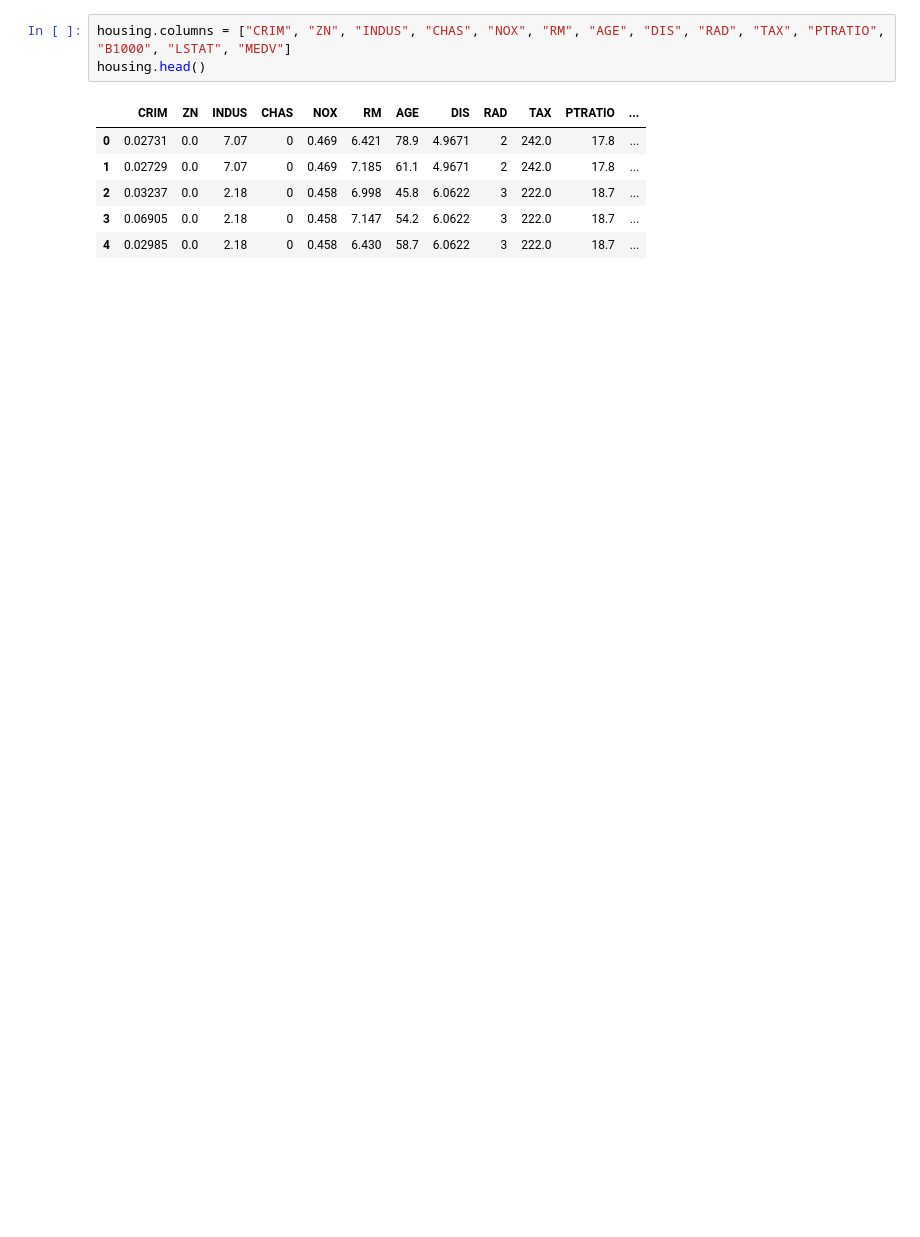
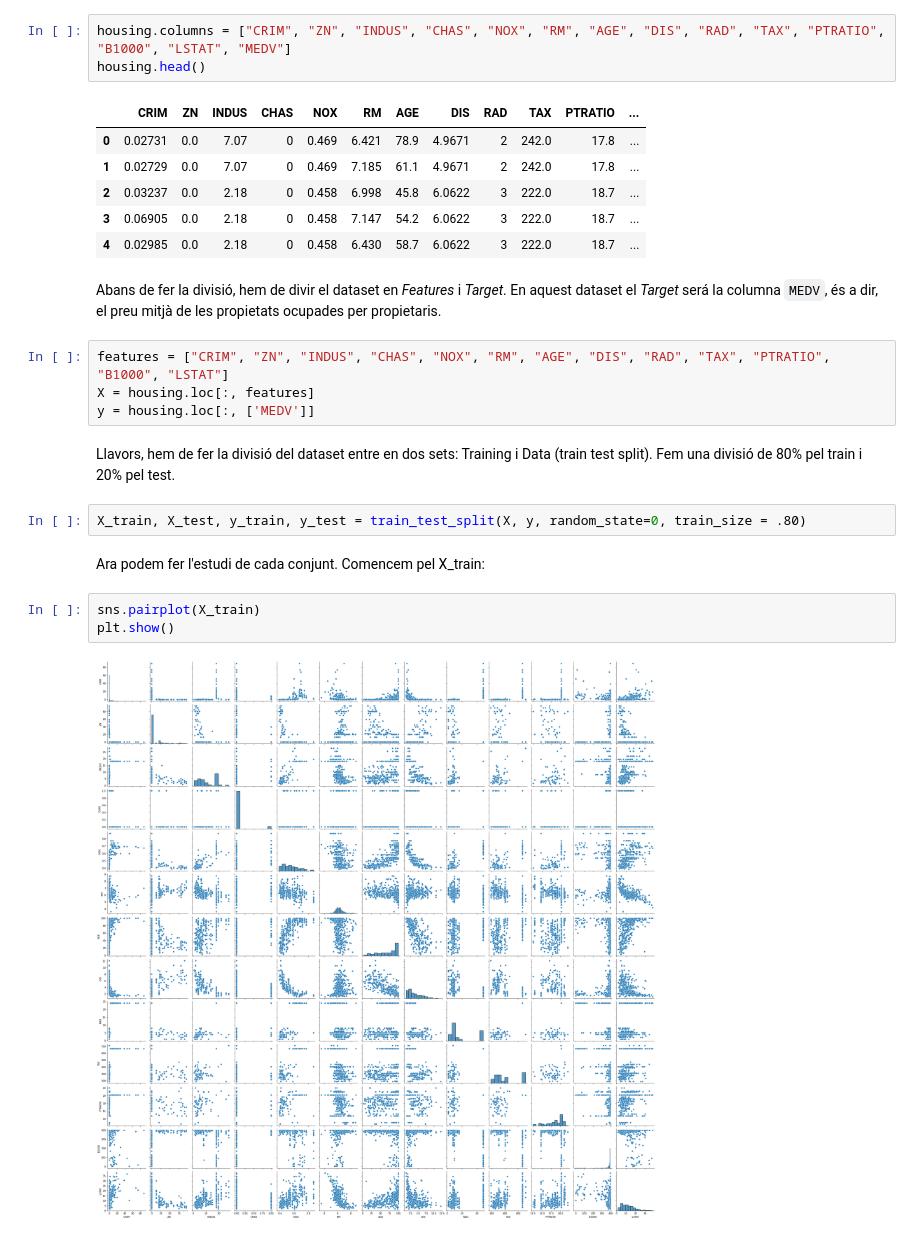
Before and after one commit to davifebdn/SkLearn_Train_Test, a Jupyter notebook: Tasca_M5_T02.ipynb, the cells around one changed output. Cells and saved outputs as stored; diff of their text form; blank space fills up the shorter version.

```diff
--- a/Tasca_M5_T02.ipynb
+++ b/Tasca_M5_T02.ipynb
@@ -82,3 +83,20 @@ housing.head()
 | 2 | 0.03237 | 0.0 | 2.18 | 0 | 0.458 | 6.998 | 45.8 | 6.0622 | 3 | 222.0 | 18.7 | ... |
 | 3 | 0.06905 | 0.0 | 2.18 | 0 | 0.458 | 7.147 | 54.2 | 6.0622 | 3 | 222.0 | 18.7 | ... |
 | 4 | 0.02985 | 0.0 | 2.18 | 0 | 0.458 | 6.430 | 58.7 | 6.0622 | 3 | 222.0 | 18.7 | ... |
+# %% [markdown]
+Abans de fer la divisió, hem de divir el dataset en *Features* i *Target*. En aquest dataset el *Target* será la columna `MEDV`, és a dir, el preu mitjà de les propietats ocupades per propietaris.
+# %%
+features = ["CRIM", "ZN", "INDUS", "CHAS", "NOX", "RM", "AGE", "DIS", "RAD", "TAX", "PTRATIO", "B1000", "LSTAT"]
+X = housing.loc[:, features]
+y = housing.loc[:, ['MEDV']]
+# %% [markdown]
+Llavors, hem de fer la divisió del dataset entre en dos sets: Training i Data (train test split). Fem una divisió de 80% pel train i 20% pel test.
+# %%
+X_train, X_test, y_train, y_test = train_test_split(X, y, random_state=0, train_size = .80)
+# %% [markdown]
+Ara podem fer l'estudi de cada conjunt. Comencem pel X_train:
+# %%
+sns.pairplot(X_train)
+plt.show()
+# %% [output]
+[figure, added]
```
Also changed, not shown: parts of 2 cells of this notebook.
